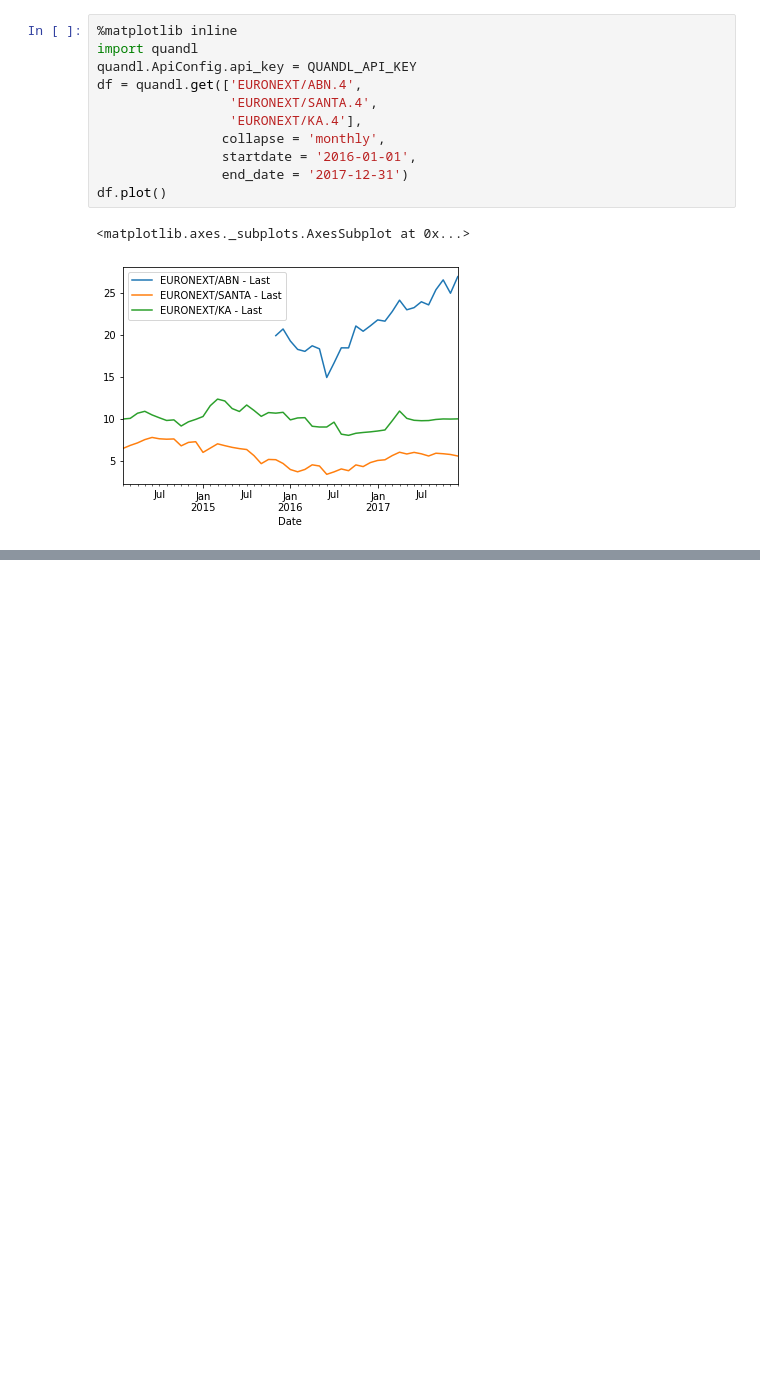
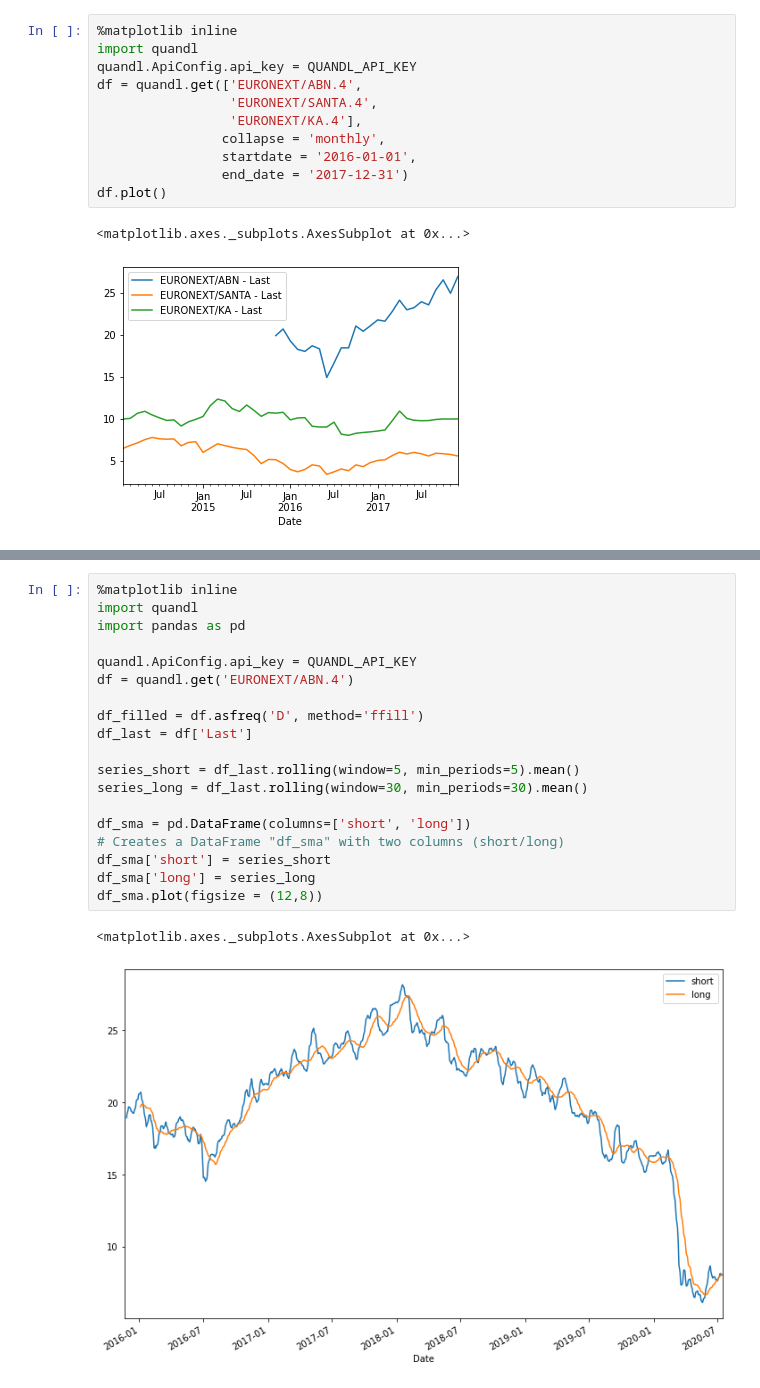
Before and after one commit to IsmailFadeli/Python-for-Finance, a Jupyter notebook: Financial Analytics on time series.ipynb, the cells around one changed output, grey strips where cells are left out. Drawn from its saved outputs; the diff is of its cells as text; blank space fills up the shorter version.

```diff
--- a/Financial Analytics on time series.ipynb
+++ b/Financial Analytics on time series.ipynb
@@ -130,0 +193,22 @@ df.plot()
+# %%
+%matplotlib inline
+import quandl
+import pandas as pd
+
+quandl.ApiConfig.api_key = QUANDL_API_KEY
+df = quandl.get('EURONEXT/ABN.4')
+
+df_filled = df.asfreq('D', method='ffill')
+df_last = df['Last']
+
+series_short = df_last.rolling(window=5, min_periods=5).mean()
+series_long = df_last.rolling(window=30, min_periods=30).mean()
+
+df_sma = pd.DataFrame(columns=['short', 'long'])
+# Creates a DataFrame "df_sma" with two columns (short/long)
+df_sma['short'] = series_short
+df_sma['long'] = series_long
+df_sma.plot(figsize = (12,8))
+# %% [output]
+<matplotlib.axes._subplots.AxesSubplot at 0x...>
+[figure, added]
```
Also changed, not shown: parts of 12 cells of this notebook.
